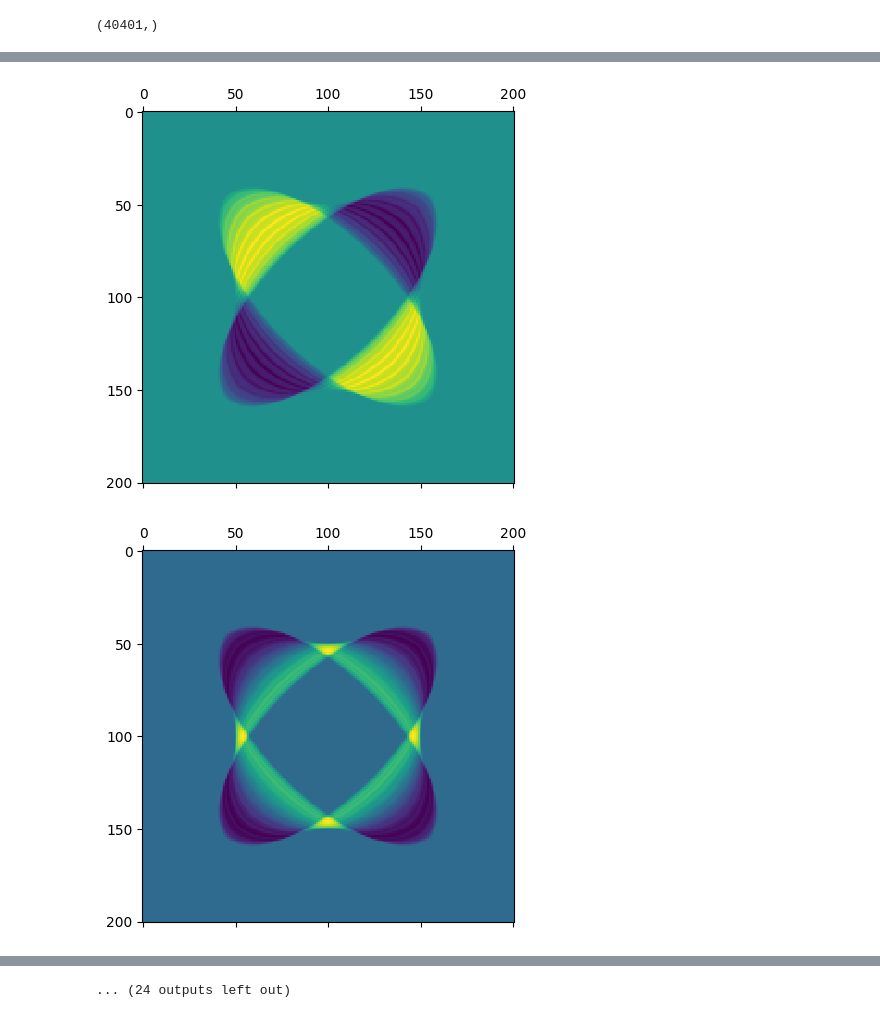
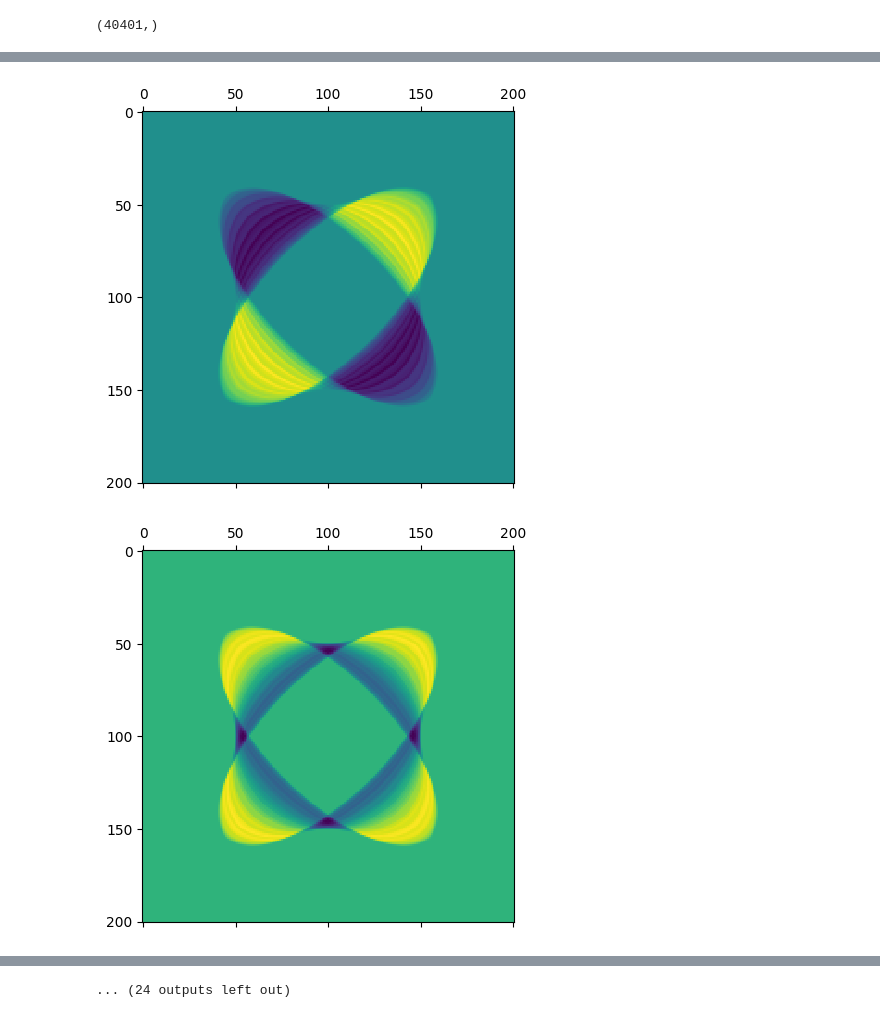
Before and after one commit to Salies/data-driven-des, a Jupyter notebook: bubble.ipynb, the cells around one changed output, grey strips where cells are left out. Saved outputs shown, nothing was run; the diff lists cells and outputs as text; code cells hidden in the pictures.

```diff
--- a/bubble.ipynb
+++ b/bubble.ipynb
@@ -194,3 +205,6 @@ Phi = np.linalg.multi_dot([Y, V, np.diag(np.reciprocal(s)), W])
 Phi.shape
 # %% [output]
 (40401, 36)
+# %%
+phi_teste = Phi.T.reshape(36, 201, 201)
+phi_teste.shape
@@ -243,7 +259,7 @@ X_dmd[:, 0].shape
 (40401,)
 # %%
 for idx in range(rank):
-    mode = (Phi[:, idx] * b[idx]).reshape(201, 201).real
+    mode = phi_teste[idx].real
     plt.matshow(mode)
 # %% [output]
 [figure]
@@ -252,2 +268,2 @@ for idx in range(rank):
-[figure, old version]
+[figure, new version]
-[figure, old version]
+[figure, new version]
```
Also changed, not shown: parts of 5 cells of this notebook.
